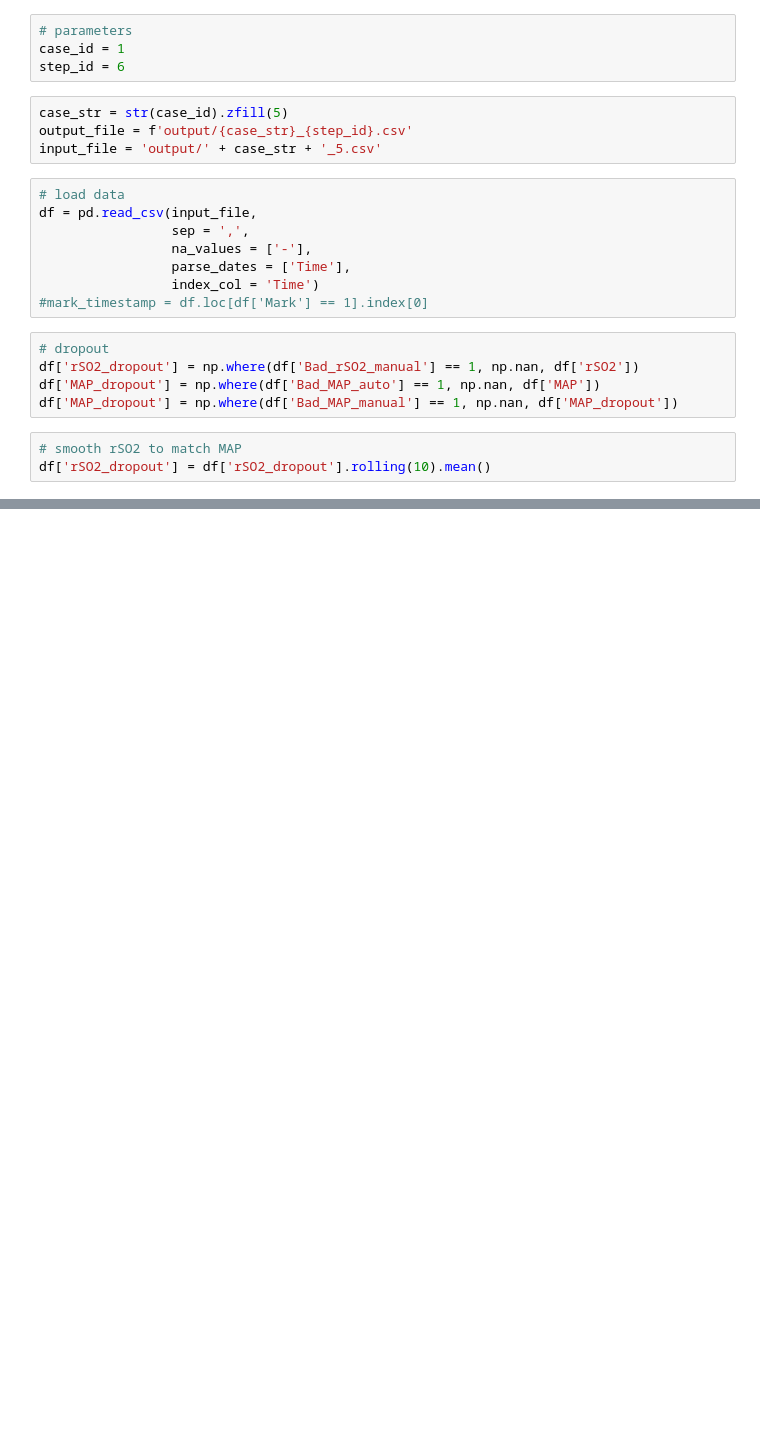
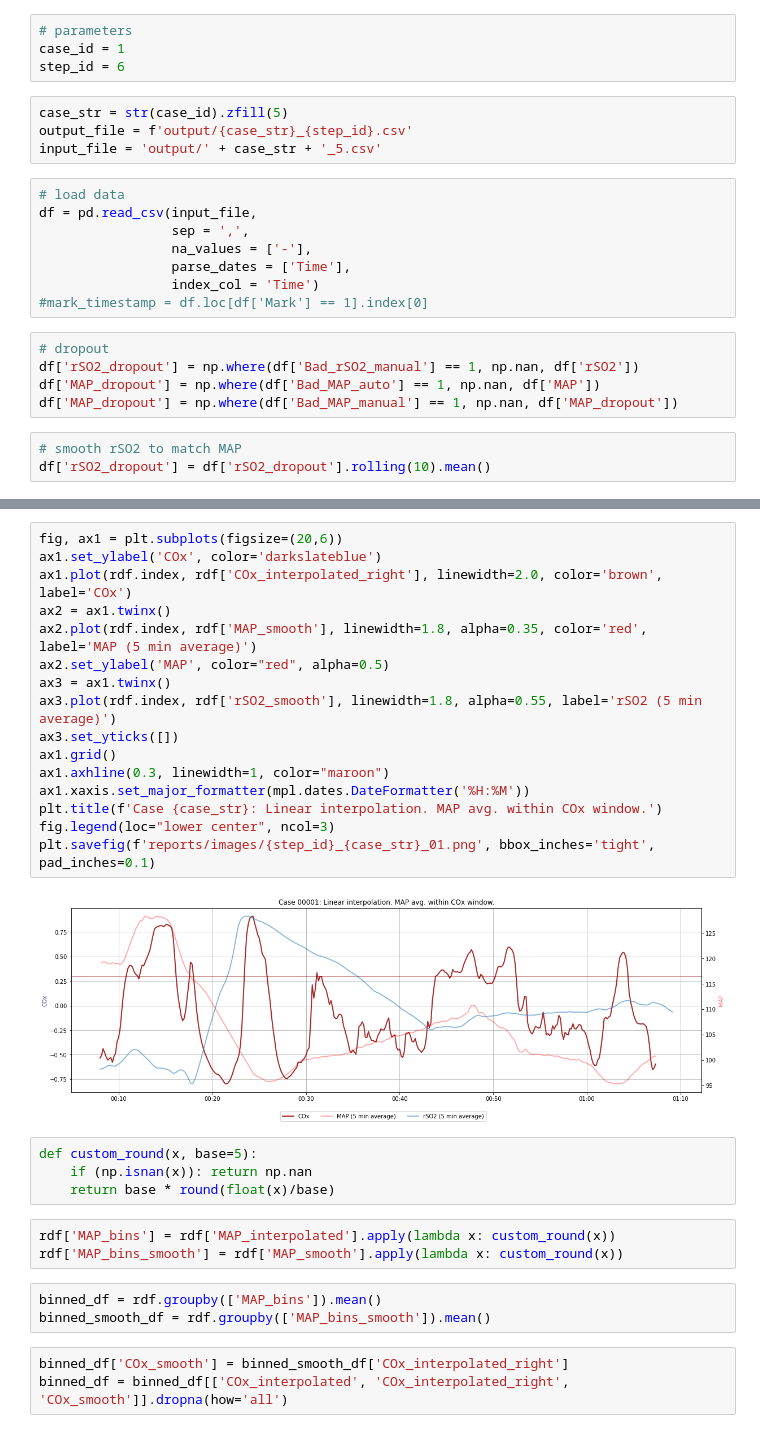
Before and after one commit to makes/bopra-cox, a Jupyter notebook: 6_cox_timeplot.ipynb, the cells around one changed output, grey strips where cells are left out. Cells and saved outputs as stored; diff of their text form; blank space fills up the shorter version.

```diff
--- a/6_cox_timeplot.ipynb
+++ b/6_cox_timeplot.ipynb
@@ -109,0 +107,31 @@ df[['MAP', 'Bad_MAP_auto', 'Bad_MAP_manual', 'rSO2', 'Mark', 'Bad_rSO2_auto', 'B
+# %%
+fig, ax1 = plt.subplots(figsize=(20,6))
+ax1.set_ylabel('COx', color='darkslateblue')
+ax1.plot(rdf.index, rdf['COx_interpolated_right'], linewidth=2.0, color='brown', label='COx')
+ax2 = ax1.twinx()
+ax2.plot(rdf.index, rdf['MAP_smooth'], linewidth=1.8, alpha=0.35, color='red', label='MAP (5 min average)')
+ax2.set_ylabel('MAP', color="red", alpha=0.5)
+ax3 = ax1.twinx()
+ax3.plot(rdf.index, rdf['rSO2_smooth'], linewidth=1.8, alpha=0.55, label='rSO2 (5 min average)')
+ax3.set_yticks([])
+ax1.grid()
+ax1.axhline(0.3, linewidth=1, color="maroon")
+ax1.xaxis.set_major_formatter(mpl.dates.DateFormatter('%H:%M'))
+plt.title(f'Case {case_str}: Linear interpolation. MAP avg. within COx window.')
+fig.legend(loc="lower center", ncol=3)
+plt.savefig(f'reports/images/{step_id}_{case_str}_01.png', bbox_inches='tight', pad_inches=0.1)
+# %% [output]
+[figure, added]
+# %%
+def custom_round(x, base=5):
+    if (np.isnan(x)): return np.nan
+    return base * round(float(x)/base)
+# %%
+rdf['MAP_bins'] = rdf['MAP_interpolated'].apply(lambda x: custom_round(x))
+rdf['MAP_bins_smooth'] = rdf['MAP_smooth'].apply(lambda x: custom_round(x))
+# %%
+binned_df = rdf.groupby(['MAP_bins']).mean()
+binned_smooth_df = rdf.groupby(['MAP_bins_smooth']).mean()
+# %%
+binned_df['COx_smooth'] = binned_smooth_df['COx_interpolated_right']
+binned_df = binned_df[['COx_interpolated', 'COx_interpolated_right', 'COx_smooth']].dropna(how='all')
```
Also changed, not shown: parts of 48 cells of this notebook, 3 other files.
